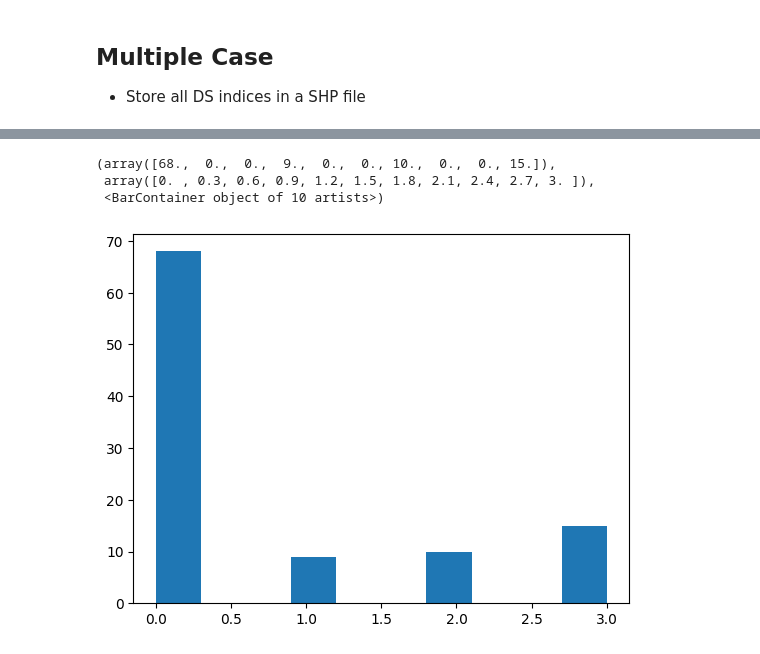
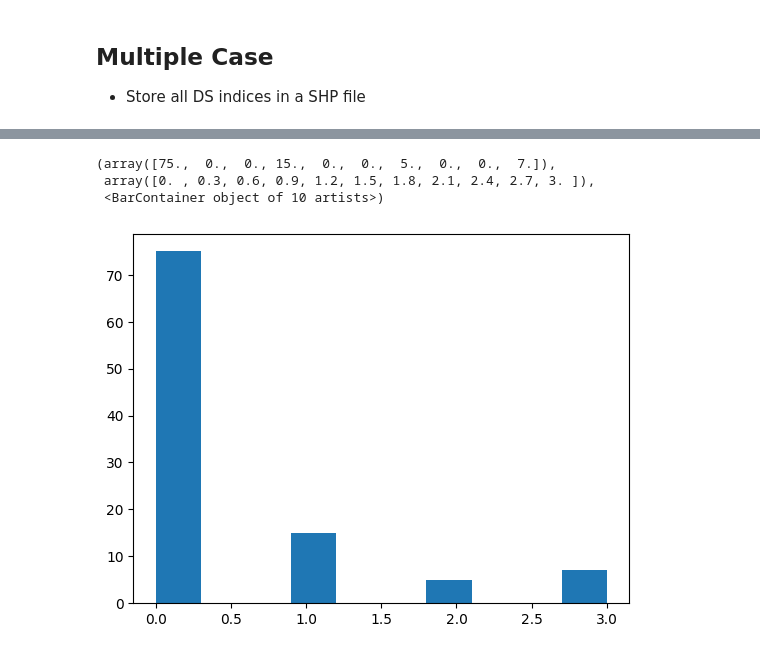
Before and after one commit to edrian-liao/angola-drought, a Jupyter notebook: notebooks/02_drought_severity_index.ipynb, the cells around one changed output, grey strips where cells are left out. Saved outputs shown, nothing was run; the diff lists cells and outputs as text; code cells hidden in the pictures.

```diff
--- a/notebooks/02_drought_severity_index.ipynb
+++ b/notebooks/02_drought_severity_index.ipynb
@@ -438,10 +498,10 @@ ds_index_database.head(18)
 | 16 | Uíge | 6.213636e+10 | 17 | POLYGON ((14.95763686035147 -8.27... | 6 | 2015 | {-1.0: 735, 0.0: 27, 1.0: 12} | ... |
 | 17 | Zaire | 3.646759e+10 | 18 | MULTIPOLYGON (((12.58138236756523... | 6 | 2015 | {-1.0: 448} | ... |
 # %%
-ds_index_database = pd.read_csv('../results\ds_index_2015_06-2023_11.csv')
-plt.hist(ds_index_database.loc[ds_index_database['NAME'] == 'Malanje']['Drought Severity Classes'])
+ds_index_database = pd.read_csv('../results/mun_ds_index_2015_06-2023_11.csv')
+plt.hist(ds_index_database.loc[ds_index_database['ADM2_EN'] == 'Bundas (Lumbala-Nguimbo)']['Drought Severity Classes'])
 # %% [output]
-(array([68.,  0.,  0.,  9.,  0.,  0., 10.,  0.,  0., 15.]),
+(array([75.,  0.,  0., 15.,  0.,  0.,  5.,  0.,  0.,  7.]),
  array([0. , 0.3, 0.6, 0.9, 1.2, 1.5, 1.8, 2.1, 2.4, 2.7, 3. ]),
  <BarContainer object of 10 artists>)
-[figure, old version]
+[figure, new version]
```
Also changed, not shown: parts of 30 cells of this notebook, 7 other files.
